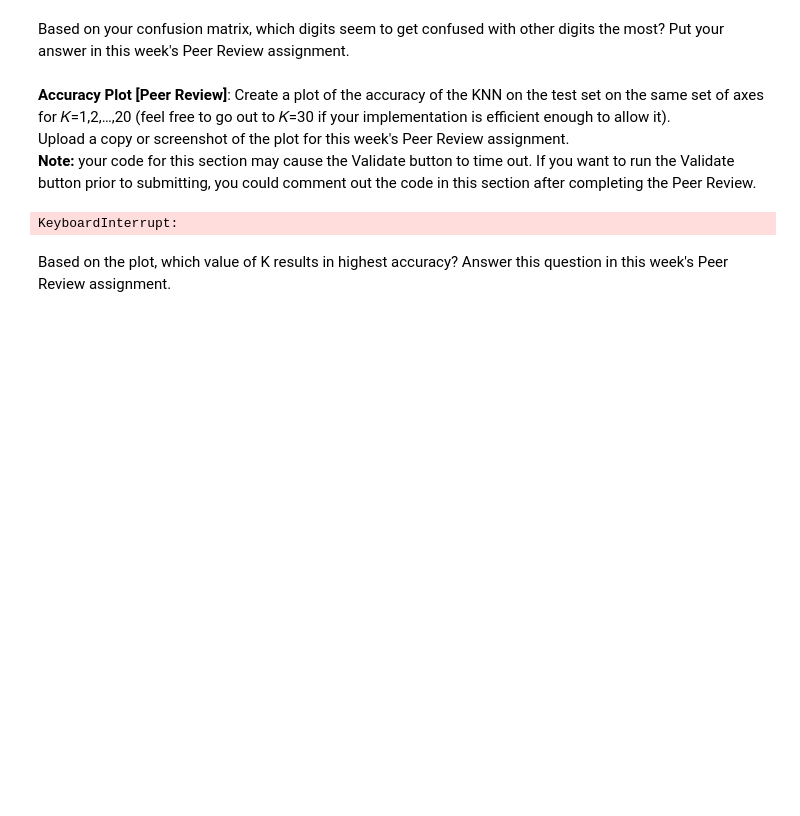
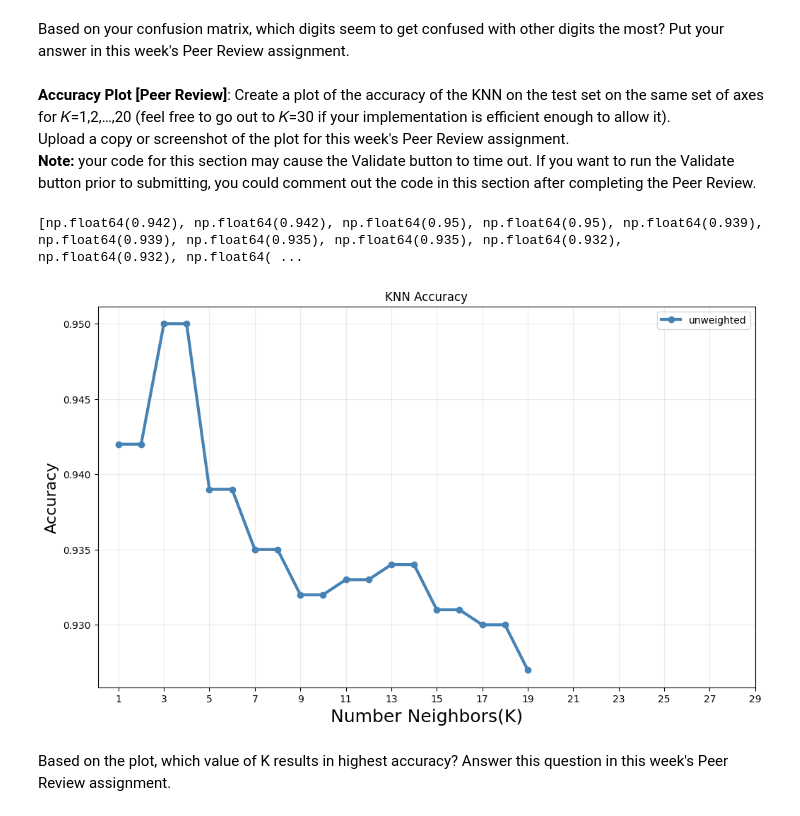
Before and after one commit to seb-torres3600/MachineLearning_CSCA5622, a Jupyter notebook: Week4/Module4_v4.ipynb, the cells around one changed output. Saved outputs shown, nothing was run; the diff lists cells and outputs as text; code cells hidden in the pictures; blank space fills up the shorter version.

```diff
--- a/Week4/Module4_v4.ipynb
+++ b/Week4/Module4_v4.ipynb
@@ -169,7 +169,7 @@ class KNN:
         """
         # your code here
         labels = self.y_train
-        dist, ind = self.balltree.query([x], k=self.K)
+        dist, ind = self.balltree.query(x.reshape(1,-1), k=self.K)
         flattened_list = ind.flatten()
         indexes_to_label = [labels[label] for label in flattened_list]
         return self.majority(indexes_to_label)
@@ -245,29 +251,29 @@ Upload a copy or screenshot of the plot for this week's Peer Review assignment.
 **Note:** your code for this section may cause the Validate button to time out. If you want to run the Validate button prior to submitting, you could comment out the code in this section after completing the Peer Review.
 # %%
 acc = []
-wacc = []
-allks = range(1,30)
+allks = range(1,20)
 
 # your code here
 for k in allks:
     knn  = KNN(data.train_x, data.train_y , K=k)
     val_yhat = knn.predict(data.val_x)
     accuracy = np.mean(val_yhat == data.val_y)
     acc.append(accuracy)
 
 # you can use this code to create your plot
 fig, ax = plt.subplots(nrows=1,ncols=1,figsize=(12,7))
 ax.plot(allks, acc, marker="o", color="steelblue", lw=3, label="unweighted")
-ax.set_xlabel("Number Neighbors(K)", fontsize=16)
+ax.set_xlabel("Number Neighbors(K)", fontsize=18)
 ax.set_ylabel("Accuracy", fontsize=16)
 plt.xticks(range(1,31,2))
 ax.grid(alpha=0.25)
-ax.title("KNN Accuracy")
+ax.set_title("KNN Accuracy")
 plt.legend()
+plt.savefig("accuracy.png")
 plt.show()
-plt.savefig("accuracy.png")
 # %% [output]
-KeyboardInterrupt:
+[np.float64(0.942), np.float64(0.942), np.float64(0.95), np.float64(0.95), np.float64(0.939), np.float64(0.939), np.float64(0.935), np.float64(0.935), np.float64(0.932), np.float64(0.932), np.float64( ...
+[figure, added]
 # %% [markdown]
 Based on the plot, which value of K results in highest accuracy? Answer this question in this week's Peer Review assignment.
 # %% [markdown]
```
Also changed, not shown: parts of 4 cells of this notebook, 20 other files.
